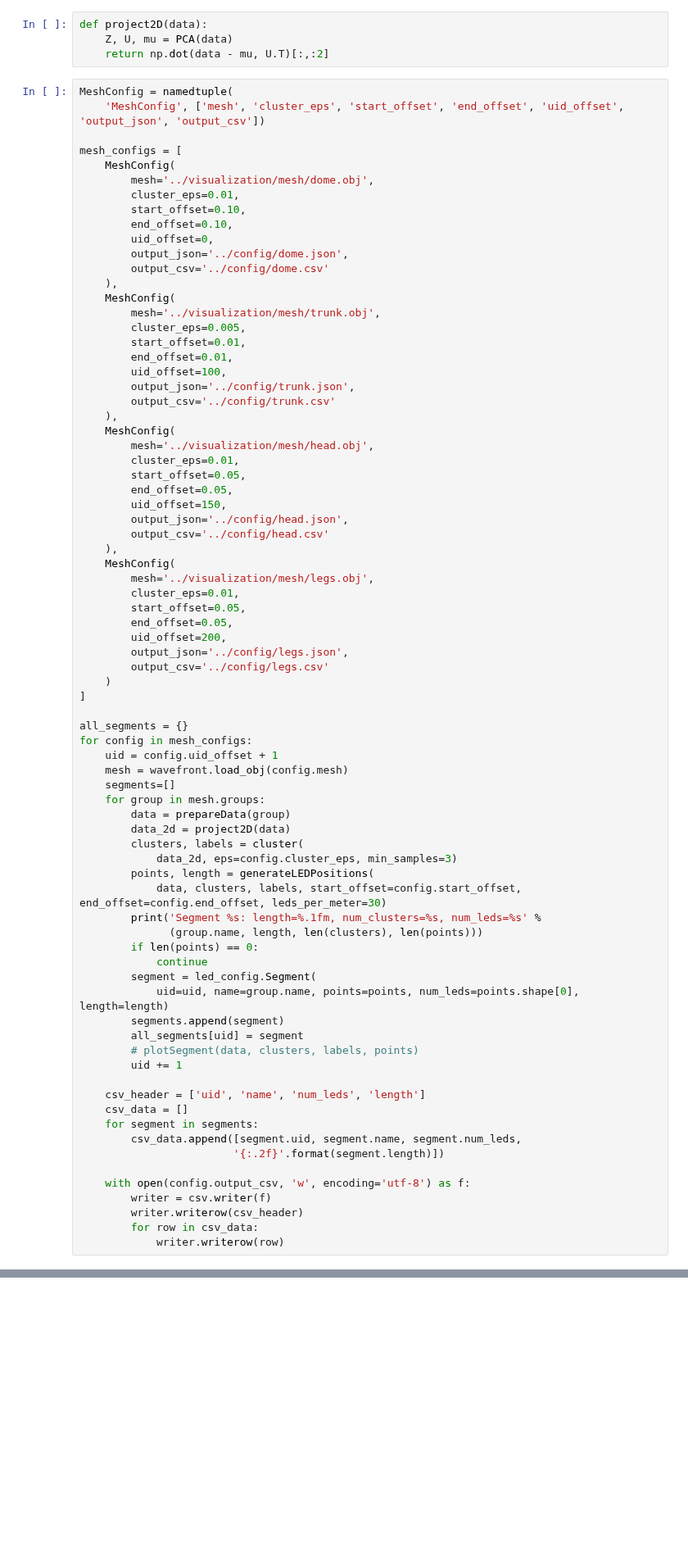
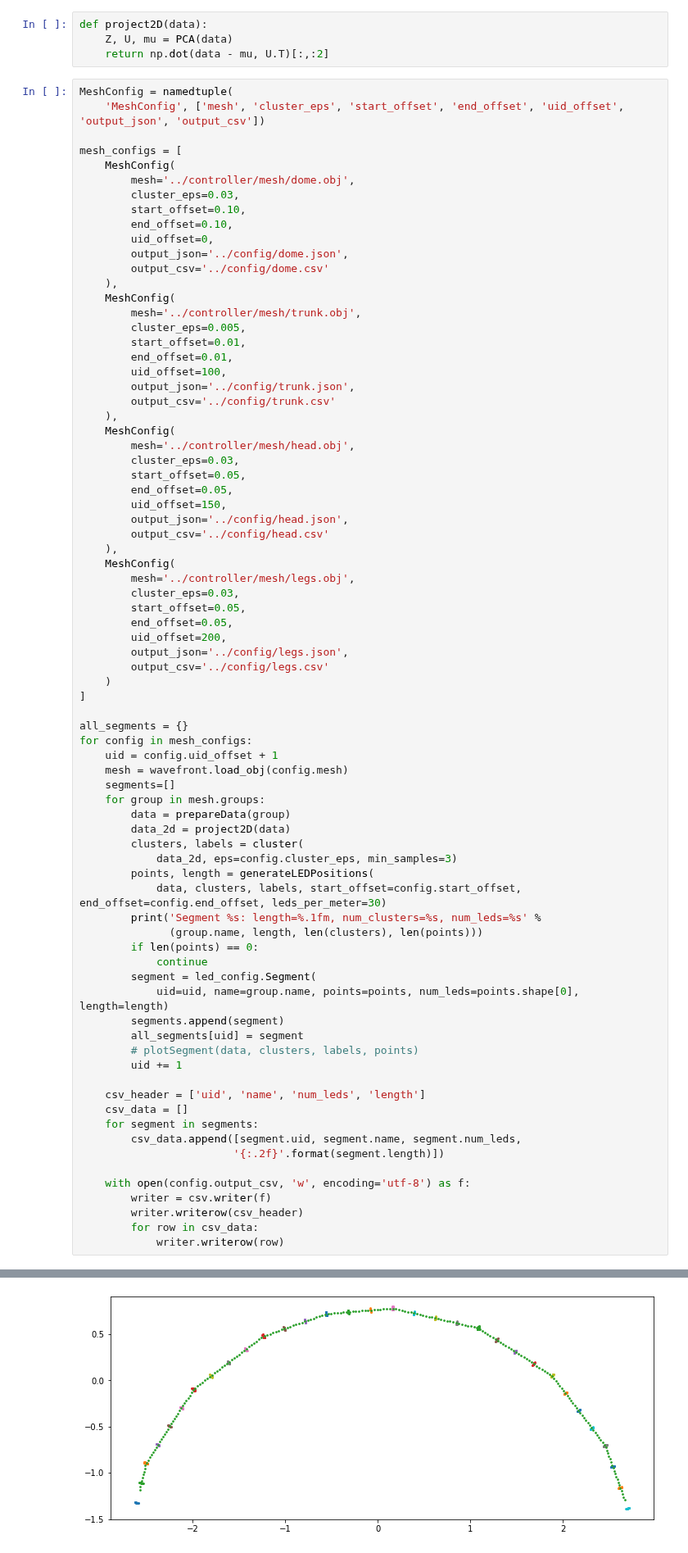
Before and after one commit to pitzer/funky_lights, a Jupyter notebook: tools/generate_led_config.ipynb, the cells around one changed output, grey strips where cells are left out. Shown at 82% size. Cells and saved outputs as stored; diff of their text form; blank space fills up the shorter version.

```diff
--- a/tools/generate_led_config.ipynb
+++ b/tools/generate_led_config.ipynb
@@ -198,8 +198,8 @@ MeshConfig = namedtuple(
 
 mesh_configs = [
     MeshConfig(
-        mesh='../visualization/mesh/dome.obj',
-        cluster_eps=0.01,
+        mesh='../controller/mesh/dome.obj',
+        cluster_eps=0.03,
         start_offset=0.10,
         end_offset=0.10,
         uid_offset=0,
@@ -207,7 +207,7 @@ mesh_configs = [
         output_csv='../config/dome.csv'
     ),
     MeshConfig(
-        mesh='../visualization/mesh/trunk.obj',
+        mesh='../controller/mesh/trunk.obj',
         cluster_eps=0.005,
         start_offset=0.01,
         end_offset=0.01,
@@ -216,8 +216,8 @@ mesh_configs = [
         output_csv='../config/trunk.csv'
     ),
     MeshConfig(
-        mesh='../visualization/mesh/head.obj',
-        cluster_eps=0.01,
+        mesh='../controller/mesh/head.obj',
+        cluster_eps=0.03,
         start_offset=0.05,
         end_offset=0.05,
         uid_offset=150,
@@ -225,8 +225,8 @@ mesh_configs = [
         output_csv='../config/head.csv'
     ),
     MeshConfig(
-        mesh='../visualization/mesh/legs.obj',
-        cluster_eps=0.01,
+        mesh='../controller/mesh/legs.obj',
+        cluster_eps=0.03,
         start_offset=0.05,
         end_offset=0.05,
         uid_offset=200,
@@ -269,3 +269,4 @@ for config in mesh_configs:
         writer.writerow(csv_header)
         for row in csv_data:
             writer.writerow(row)
+# %% [output]
@@ -271,0 +274 @@ for config in mesh_configs:
+[figure, added]
```
Also changed, not shown: parts of 1 cell of this notebook, 3 other files.
